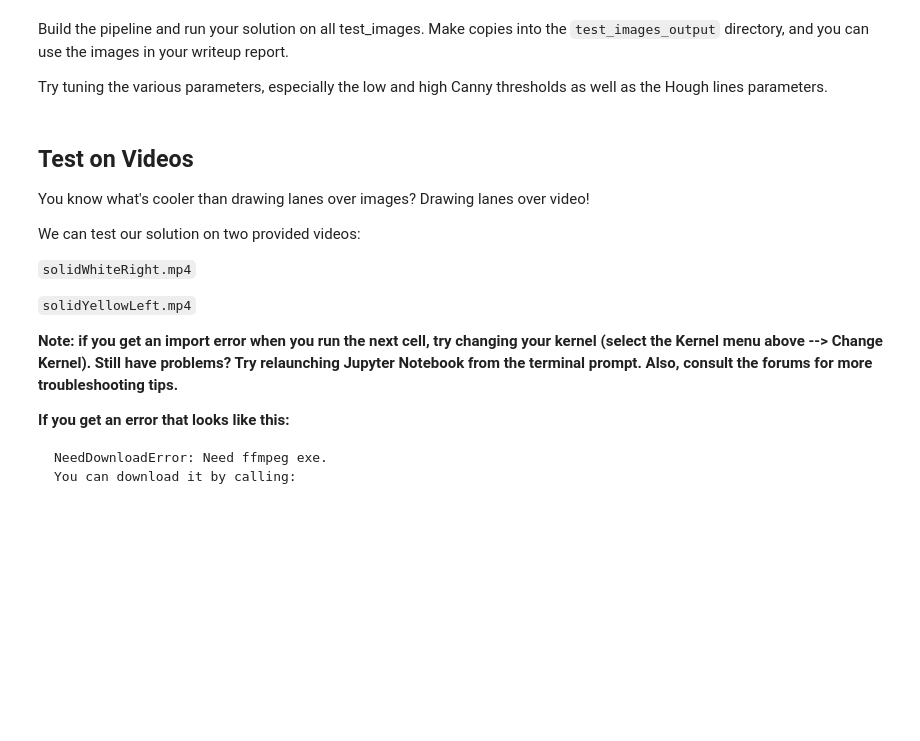
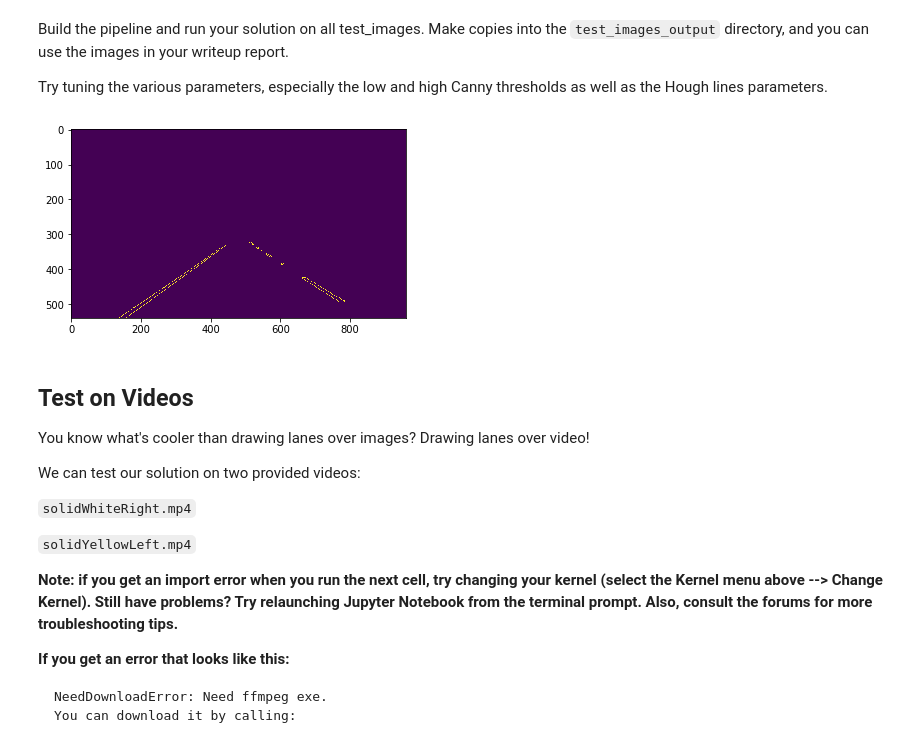
Before and after one commit to TatyanaPolunina/SDC_Lane_Recognition, a Jupyter notebook: P1.ipynb, the cells around one changed output. Cells and saved outputs as stored; diff of their text form; code cells hidden in the pictures; blank space fills up the shorter version.

Commit message:
Provide intermediate results

```diff
--- a/P1.ipynb
+++ b/P1.ipynb
@@ -185,46 +235,55 @@ Try tuning the various parameters, especially the low and high Canny thresholds
 # %%
 # TODO: Build your pipeline that will draw lane lines on the test_images
 # then save them to the test_images_output directory.
-def process_the_image(image):
+def process_the_image(image, extrapolated = False):
     gray = grayscale(image)
 
+    plt.imshow(gray, cmap='gray')
     # Define a kernel size and apply Gaussian smoothing
     kernel_size = 5
     blur_gray = gaussian_blur(gray, kernel_size)
 
     # Define our parameters for Canny and apply
-    low_threshold = 85
-    high_threshold = 120
+    low_threshold = 50
+    high_threshold = 150
     edges = canny(blur_gray, low_threshold, high_threshold)
-
+    #plt.imshow(edges)
     # This time we are defining a four sided polygon to mask
     imshape = image.shape
-    vertices = np.array([[(0,imshape[0]),(imshape[0] * 3 / 8, imshape[1] * 1 / 4), (imshape[0] * 5 / 8, imshape[1] * 1 / 4), (imshape[1],imshape[0])]], dtype=np.int32)
+    vertices = np.array([[(0,imshape[0]),(imshape[1] * 0.48, imshape[0] * 0.6), (imshape[1] * 0.54, imshape[0] * 0.6), (imshape[1],imshape[0])]], dtype=np.int32)
     masked_edges = region_of_interest(edges, vertices)
+    #defining a blank mask to start with
 
+    plt.imshow(masked_edges)
     # Define the Hough transform parameters
     # Make a blank the same size as our image to draw on
     rho = 1 # distance resolution in pixels of the Hough grid
     theta = np.pi/180 # angular resolution in radians of the Hough grid
     threshold = 15     # minimum number of votes (intersections in Hough grid cell)
-    min_line_length = 40 #minimum number of pixels making up a line
+    min_line_length = 50 #minimum number of pixels making up a line
     max_line_gap = 20    # maximum gap in pixels between connectable line segments
     line_image = np.copy(image)*0 # creating a blank to draw lines on
 
     # Run Hough on edge detected image
-    lines = hough_lines(masked_edges, rho, theta, threshold,
-                                min_line_length, max_line_gap)
+    line_image = hough_lines(masked_edges, rho, theta, threshold,
+                                min_line_length, max_line_gap, extrapolated)
 
-    return weighted_img(line_image, image)
+    #plt.imshow(line_image)
+    masked_line_image = region_of_interest(line_image, vertices);
+    result = weighted_img(masked_line_image, image, 0.9)
+
+    return result
 
 import matplotlib.image as mpimg
 input_path = "test_images/";
 out_path = "test_images_output/";
 for filename in os.listdir(input_path):
     image = mpimg.imread( os.path.join( input_path, filename ) )
     processed_image = process_the_image(image)
-    cv2.imwrite(os.path.join(out_path , filename), processed_image)
-    plt.imshow(processed_image)
+    rgbImg = cv2.cvtColor(processed_image, cv2.COLOR_BGR2RGB)
+    cv2.imwrite(os.path.join(out_path , filename), rgbImg, [cv2.IMWRITE_JPEG_QUALITY, 100])
+# %% [output]
+[figure, added]
 # %% [markdown]
 ## Test on Videos
 
```
Also changed, not shown: parts of 8 cells of this notebook.
